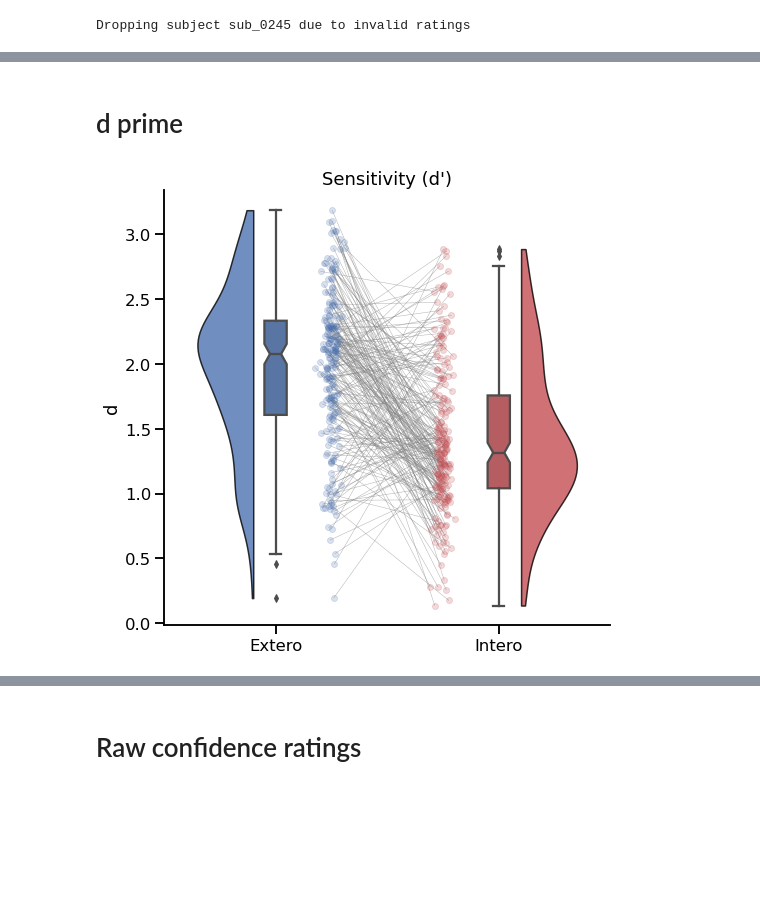
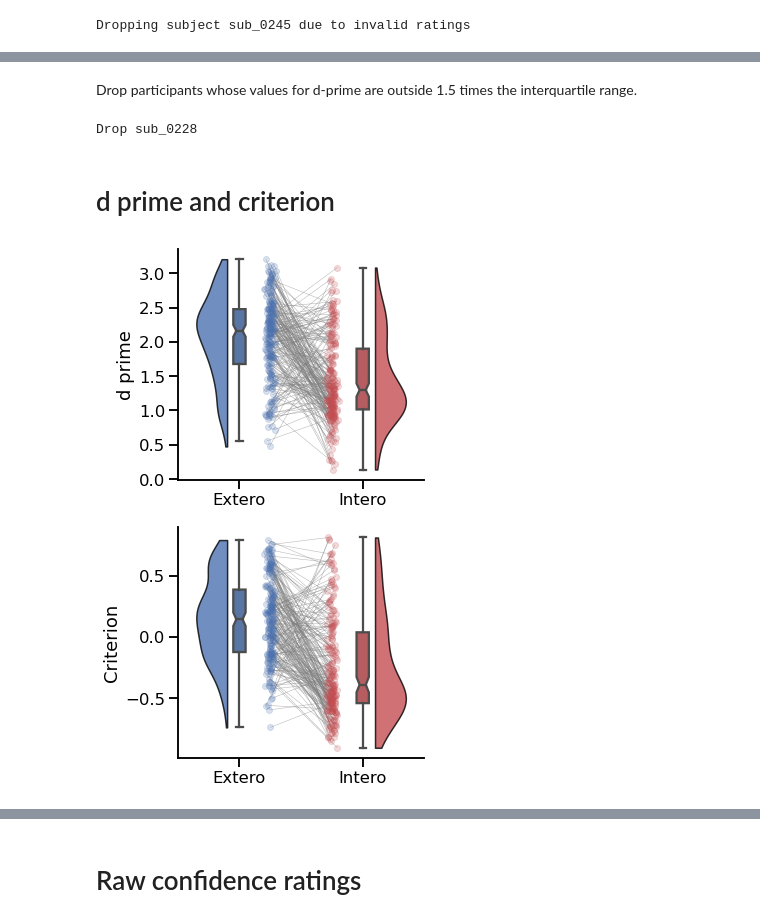
Before and after one commit to embodied-computation-group/CardioceptionPaper, a Jupyter notebook: code/3 - Metacognition.ipynb, the cells around one changed output, grey strips where cells are left out. Drawn from its saved outputs; the diff is of its cells as text; code cells hidden in the pictures; blank space fills up the shorter version.

```diff
--- a/code/3 - Metacognition.ipynb
+++ b/code/3 - Metacognition.ipynb
@@ -97,0 +79,20 @@ to_R_df.to_csv('nRS.txt')
+# %% [markdown]
+Drop participants whose values for d-prime are outside 1.5 times the interquartile range.
+# %%
+for cond in sdt_df.Condition.unique():
+    this_df = sdt_df[(sdt_df.Condition==cond)]
+
+    q1 = this_df['d'].quantile(.25)
+    q3 = this_df['d'].quantile(.75)
+
+    for sub in this_df.Subject[this_df['d'] > this_df['d'].quantile(.75) + ((q3 - q1) * 1.5)]:
+        print(f'Drop {sub}')
+        responsesRatings_df = responsesRatings_df[responsesRatings_df.Subject!=sub]
+        sdt_df = sdt_df[sdt_df.Subject!=sub]
+
+    for sub in this_df.Subject[this_df['d'] < this_df['d'].quantile(.25) - ((q3 - q1) * 1.5)]:
+        print(f'Drop {sub}')
+        responsesRatings_df = responsesRatings_df[responsesRatings_df.Subject!=sub]
+        sdt_df = sdt_df[sdt_df.Subject!=sub]
+# %% [output]
+Drop sub_0228
@@ -98,16 +101,15 @@ to_R_df.to_csv('nRS.txt')
 # %% [markdown]
-# d prime
+# d prime and criterion
-# %%
-f, ax = plt.subplots(figsize=(8, 8))
-
-raincloud(data=sdt_df, x='Condition', y='d', ax=ax)
-ax.set_title('Sensitivity (d\')')
-ax.set_ylabel('d')
-ax.set_xlabel('')
-sns.despine()
-plt.savefig(path + '/figures/Fig3_dprime.svg', dpi=300)
-# %% [output]
-[figure, removed]
+# %%
+fig, axs = plt.subplots(2, 1, figsize=(5, 8))
+for i, metric, title in zip([0, 1], ['d', 'c'], ['d prime', 'Criterion']):
+    raincloud(data=sdt_df, x='Condition', y=metric, ax=axs[i])
+    axs[i].set_ylabel(title)
+    axs[i].set_xlabel('')
+    sns.despine()
+plt.tight_layout()
+# %% [output]
+[figure, added]
 # %%
 pg.pairwise_ttests(data=sdt_df, dv='d', within='Condition', effsize='cohen')
 # %% [output]
```
Also changed, not shown: parts of 44 cells of this notebook, 1 other file.
